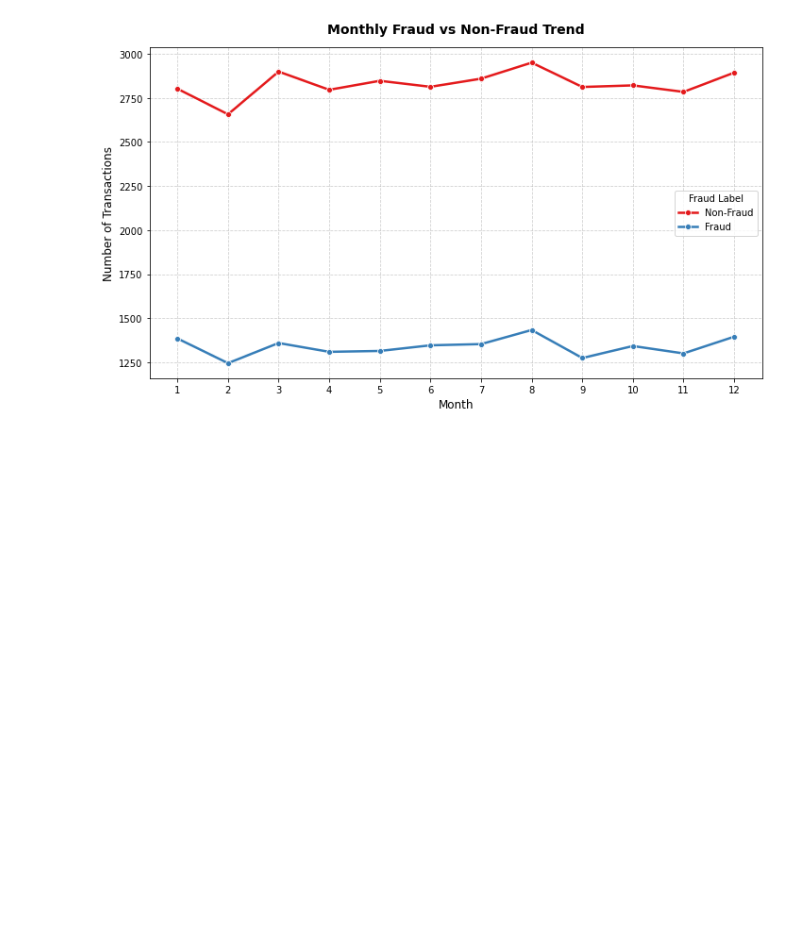
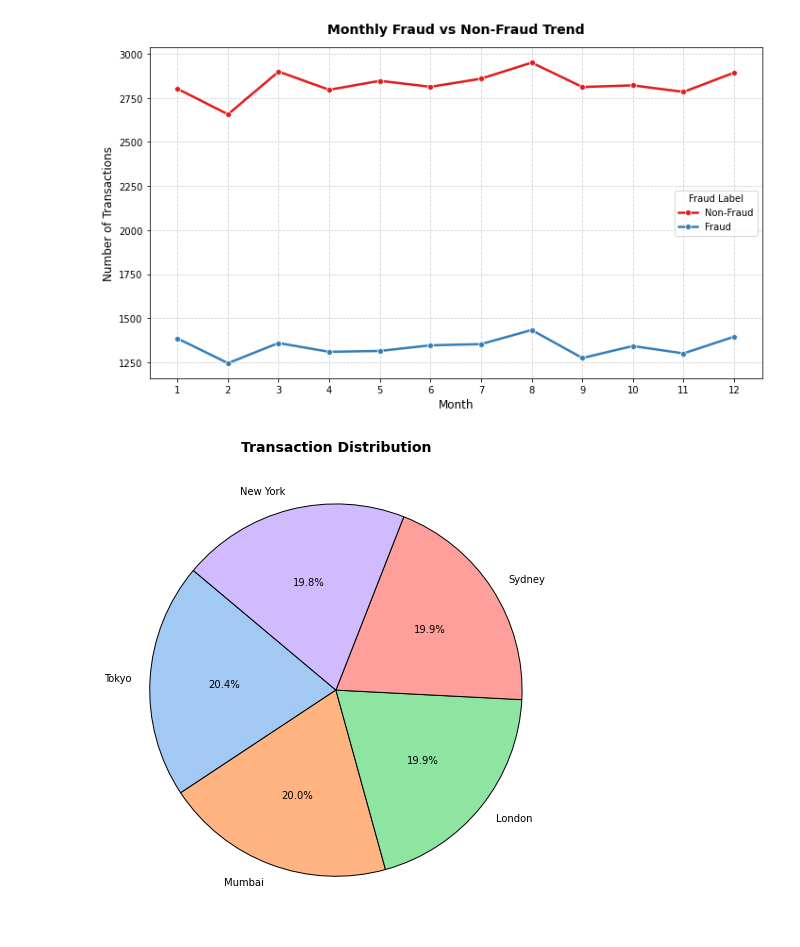
Before and after one commit to com-480-data-visualization/Data_Band, a Jupyter notebook: Exploratory Data Analysis.ipynb, the cells around one changed output. Saved outputs shown, nothing was run; the diff lists cells and outputs as text; code cells hidden in the pictures; blank space fills up the shorter version.

```diff
--- a/Exploratory Data Analysis.ipynb
+++ b/Exploratory Data Analysis.ipynb
@@ -142,3 +142,20 @@ plt.tight_layout()
 plt.show()
 # %% [output]
 [figure]
+# %%
+top_cities = df['Location'].value_counts().head(5)
+
+plt.figure(figsize=(7, 7))
+plt.pie(
+    top_cities,
+    labels=top_cities.index,
+    autopct='%1.1f%%',
+    startangle=140,
+    colors=sns.color_palette('pastel'),
+    wedgeprops={'edgecolor': 'black'}
+)
+plt.title("Transaction Distribution", fontsize=14, fontweight='bold')
+plt.tight_layout()
+plt.show()
+# %% [output]
+[figure, added]
```
Also changed, not shown: parts of 2 cells of this notebook.
